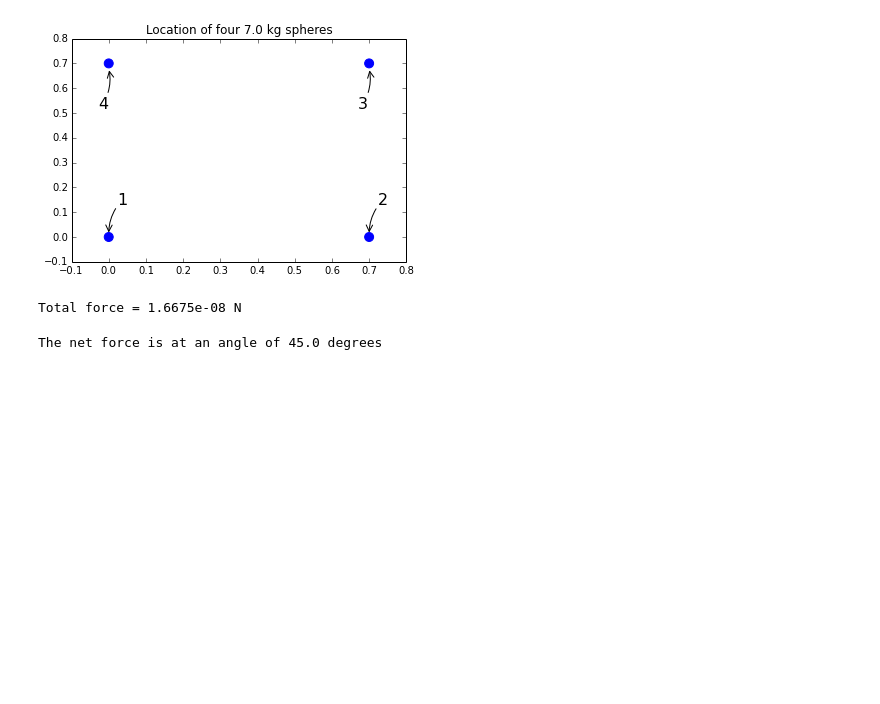
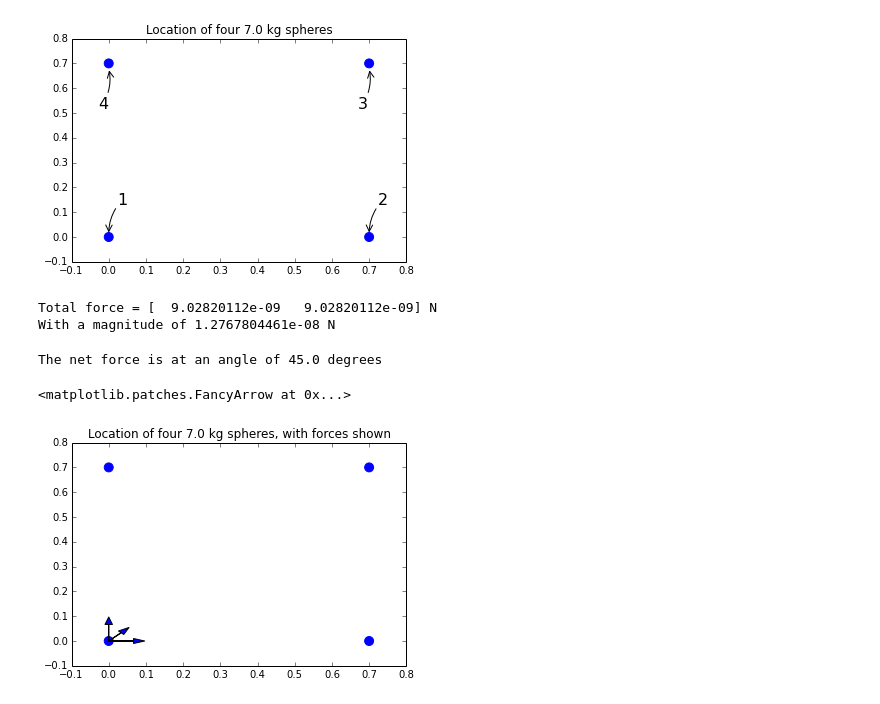
Before and after one commit to andy-esch/ipynb_classroom, a Jupyter notebook: PS 5d.ipynb, the cells around one changed output. Saved outputs shown, nothing was run; the diff lists cells and outputs as text; code cells hidden in the pictures; blank space fills up the shorter version.

Commit message:
Added graph showing forces of objects

```diff
--- a/PS 5d.ipynb
+++ b/PS 5d.ipynb
@@ -156,7 +158,9 @@ G = 6.67e-11 # Nm^2/kg^2 -- Universal Gravitational Constant
 def Fg(i,j,m=7):
     return G * m * m / dist(i,j)**2
 # %%
-Ftotal = Fg(0,1) + Fg(0,2) + Fg(0,3)
+Ftotal = Fg(0,1) * np.array([1.0, 0.0]) + Fg(0,2) * np.sin(np.pi/4.0) * np.array([1.0, 1.0]) + Fg(0,3) * np.array([0.0, 1.0])
 print "Total force = %s N" % Ftotal
+print "With a magnitude of %s N" % sqrt(dot(Ftotal,Ftotal))
 # %% [output]
-Total force = 1.6675e-08 N
+Total force = [  9.02820112e-09   9.02820112e-09] N
+With a magnitude of 1.2767804461e-08 N
@@ -167,3 +169,12 @@ angle = 180.0 / np.pi * arctan(a[0] / a[1])
 print "The net force is at an angle of %0.1f degrees" % angle
 # %% [output]
 The net force is at an angle of 45.0 degrees
+# %%
+plt.scatter(x,y,color='blue',s=80)
+plt.title("Location of four 7.0 kg spheres, with forces shown")
+plt.arrow(x[0],y[0],Fg(0,1)*2.0e7,0)
+plt.arrow(x[0],y[0],Fg(0,2)*2.0e7,Fg(0,2)*2.0e7)
+plt.arrow(x[0],y[0],0,Fg(0,3)*1.0e7)
+# %% [output]
+<matplotlib.patches.FancyArrow at 0x...>
+[figure, added]
```
Also changed, not shown: parts of 5 cells of this notebook.
